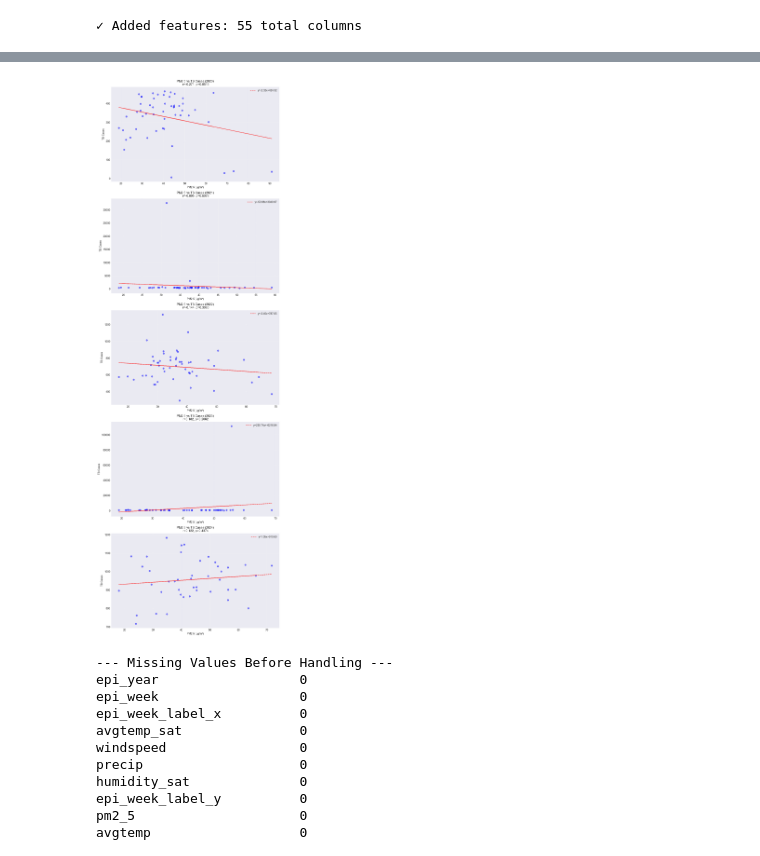
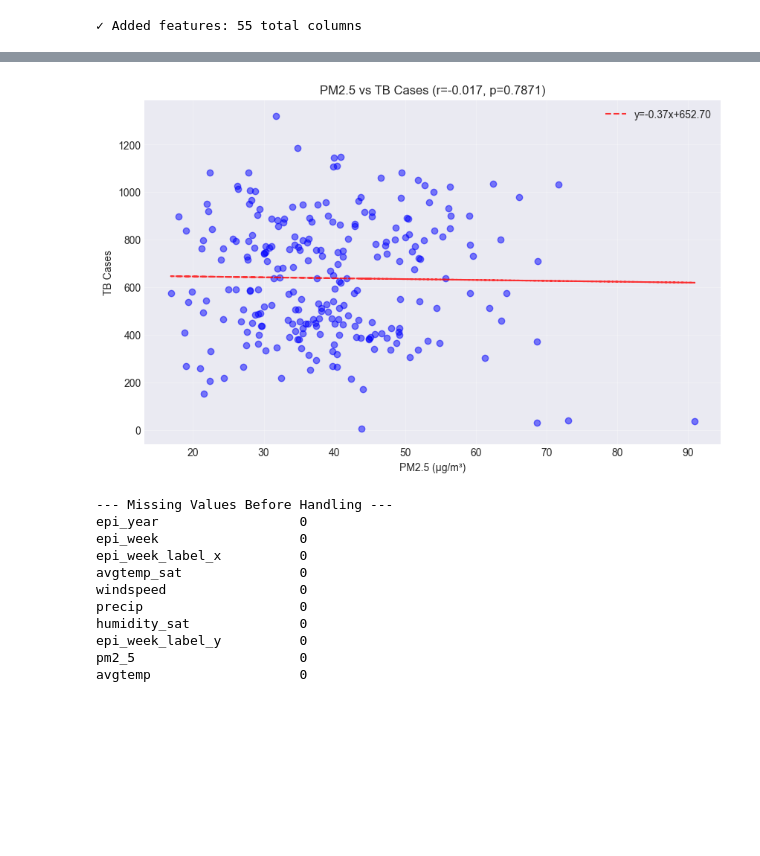
Before and after one commit to Mudarshiru/TimeSeriesAnalysisTutorial, a Jupyter notebook: analysis.ipynb, the cells around one changed output, grey strips where cells are left out. Cells and saved outputs as stored; diff of their text form; code cells hidden in the pictures; blank space fills up the shorter version.

```diff
--- a/analysis.ipynb
+++ b/analysis.ipynb
@@ -253,38 +233,22 @@ plt.show()
 # %%
-# Extract year from date
-data['year'] = data['date'].dt.year
-years = sorted(data['year'].unique())
+plt.figure(figsize=(10, 6))
+plt.scatter(data['pm2_5'], data['TB'], alpha=0.5, color='blue')
 
-fig, axes = plt.subplots(len(years), 1, figsize=(10, 6 * len(years)))
+# Add regression line
+z = np.polyfit(data['pm2_5'], data['TB'], 1)
+p = np.poly1d(z)
+plt.plot(data['pm2_5'], p(data['pm2_5']), "r--", alpha=0.8, label=f'y={z[0]:.2f}x+{z[1]:.2f}')
 
-for i, year in enumerate(years):
-    year_df = data[data['year'] == year]
-
-    # Scatter plot
-    axes[i].scatter(year_df['pm2_5'], year_df['TB'], alpha=0.5, color='blue')
-
-    # Regression line
-    if len(year_df) > 1:  # need at least 2 points
-        z = np.polyfit(year_df['pm2_5'], year_df['TB'], 1)
-        p = np.poly1d(z)
-        axes[i].plot(year_df['pm2_5'], p(year_df['pm2_5']), "r--", alpha=0.8,
-                     label=f'y={z[0]:.2f}x+{z[1]:.2f}')
-
-        # Correlation
-        corr, p_value = stats.pearsonr(year_df['pm2_5'], year_df['TB'])
-        axes[i].set_title(f'PM2.5 vs TB Cases ({year})\n r={corr:.3f}, p={p_value:.4f}')
-    else:
-        axes[i].set_title(f'PM2.5 vs TB Cases ({year}) - Not enough data')
-
-    axes[i].set_xlabel('PM2.5 (μg/m³)')
-    axes[i].set_ylabel('TB Cases')
-    axes[i].legend()
-    axes[i].grid(True, alpha=0.3)
-
-plt.tight_layout()
+# Calculate correlation
+corr, p_value = stats.pearsonr(data['pm2_5'], data['TB'])
+plt.title(f'PM2.5 vs TB Cases (r={corr:.3f}, p={p_value:.4f})')
+plt.xlabel('PM2.5 (μg/m³)')
+plt.ylabel('TB Cases')
+plt.legend()
+plt.grid(True, alpha=0.3)
 plt.show()
 # %% [output]
-[figure, old version]
+[figure, new version]
 # %%
 # --- 1. Data Preprocessing ---
 
```
Also changed, not shown: parts of 13 cells of this notebook, 4 other files.
